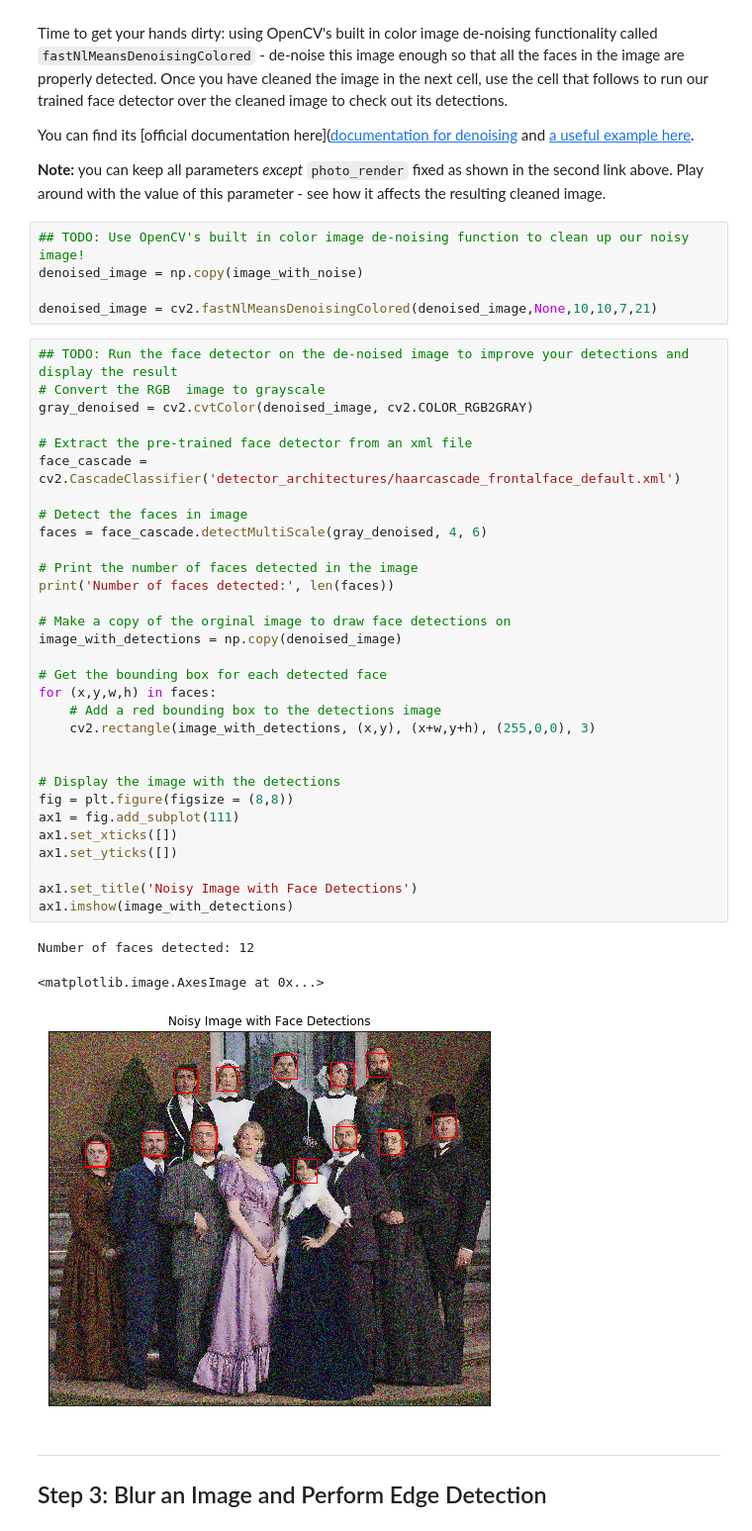
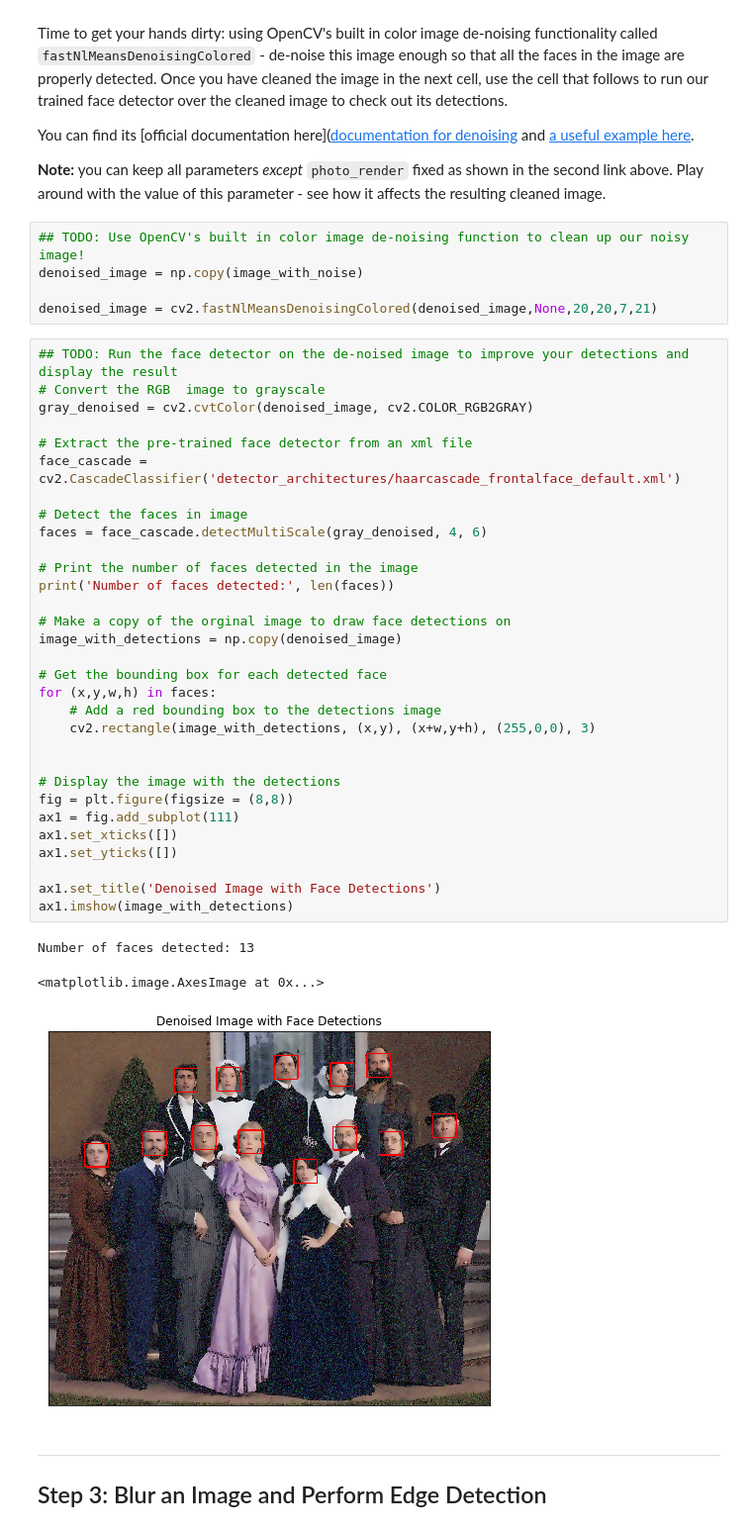
Before and after one commit to lxwvictor/AIND-CV-FacialKeypoints, a Jupyter notebook: CV_project.ipynb, the cells around one changed output. Shown at 99% size. Cells and saved outputs as stored; diff of their text form.

```diff
--- a/CV_project.ipynb
+++ b/CV_project.ipynb
@@ -451,42 +451,42 @@ You can find its [official documentation here]([documentation for denoising](htt
 ## TODO: Use OpenCV's built in color image de-noising function to clean up our noisy image!
 denoised_image = np.copy(image_with_noise)
 
-denoised_image = cv2.fastNlMeansDenoisingColored(denoised_image,None,10,10,7,21)
+denoised_image = cv2.fastNlMeansDenoisingColored(denoised_image,None,20,20,7,21)
 # %%
 ## TODO: Run the face detector on the de-noised image to improve your detections and display the result
 # Convert the RGB  image to grayscale
 gray_denoised = cv2.cvtColor(denoised_image, cv2.COLOR_RGB2GRAY)
 
 # Extract the pre-trained face detector from an xml file
 face_cascade = cv2.CascadeClassifier('detector_architectures/haarcascade_frontalface_default.xml')
 
 # Detect the faces in image
 faces = face_cascade.detectMultiScale(gray_denoised, 4, 6)
 
 # Print the number of faces detected in the image
 print('Number of faces detected:', len(faces))
 
 # Make a copy of the orginal image to draw face detections on
 image_with_detections = np.copy(denoised_image)
 
 # Get the bounding box for each detected face
 for (x,y,w,h) in faces:
     # Add a red bounding box to the detections image
     cv2.rectangle(image_with_detections, (x,y), (x+w,y+h), (255,0,0), 3)
 
 
 # Display the image with the detections
 fig = plt.figure(figsize = (8,8))
 ax1 = fig.add_subplot(111)
 ax1.set_xticks([])
 ax1.set_yticks([])
 
-ax1.set_title('Noisy Image with Face Detections')
+ax1.set_title('Denoised Image with Face Detections')
 ax1.imshow(image_with_detections)
 # %% [output]
-Number of faces detected: 12
+Number of faces detected: 13
 <matplotlib.image.AxesImage at 0x...>
-[figure, old version]
+[figure, new version]
 # %% [markdown]
 ---
 <a id='step3'></a>
```
Also changed, not shown: parts of 3 cells of this notebook.
